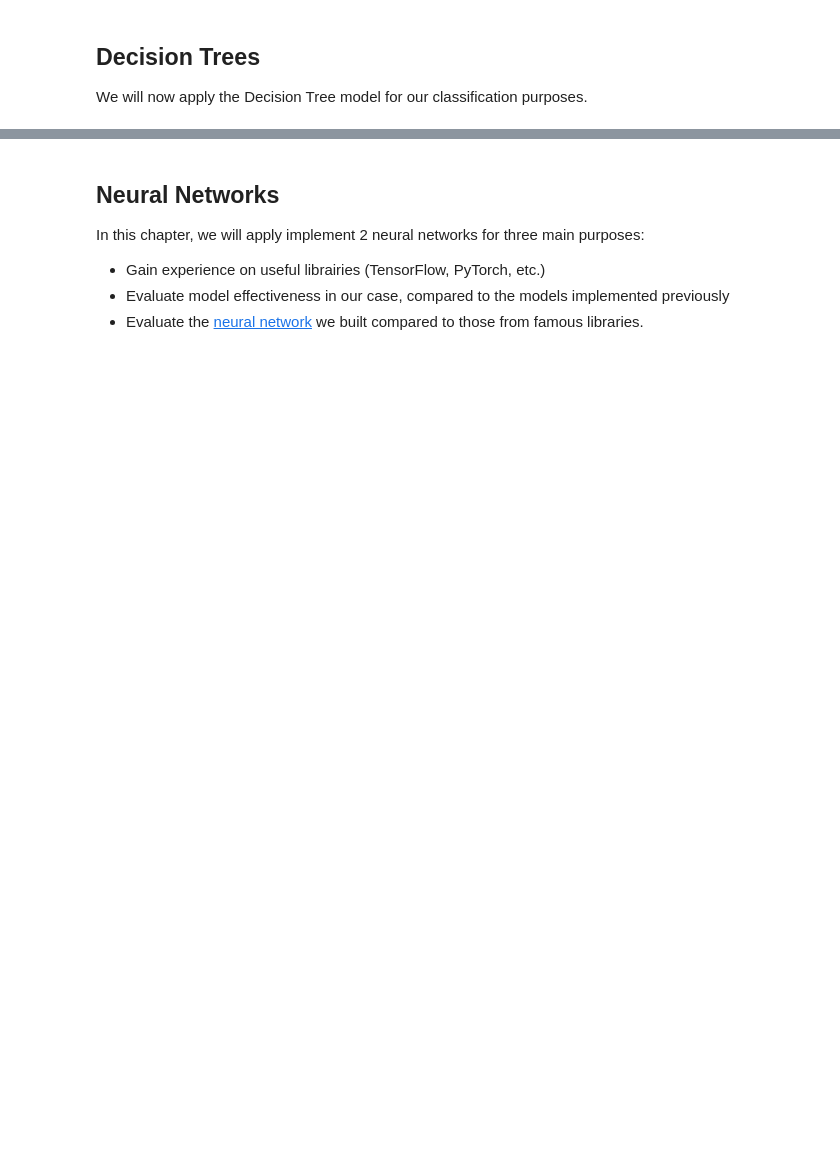
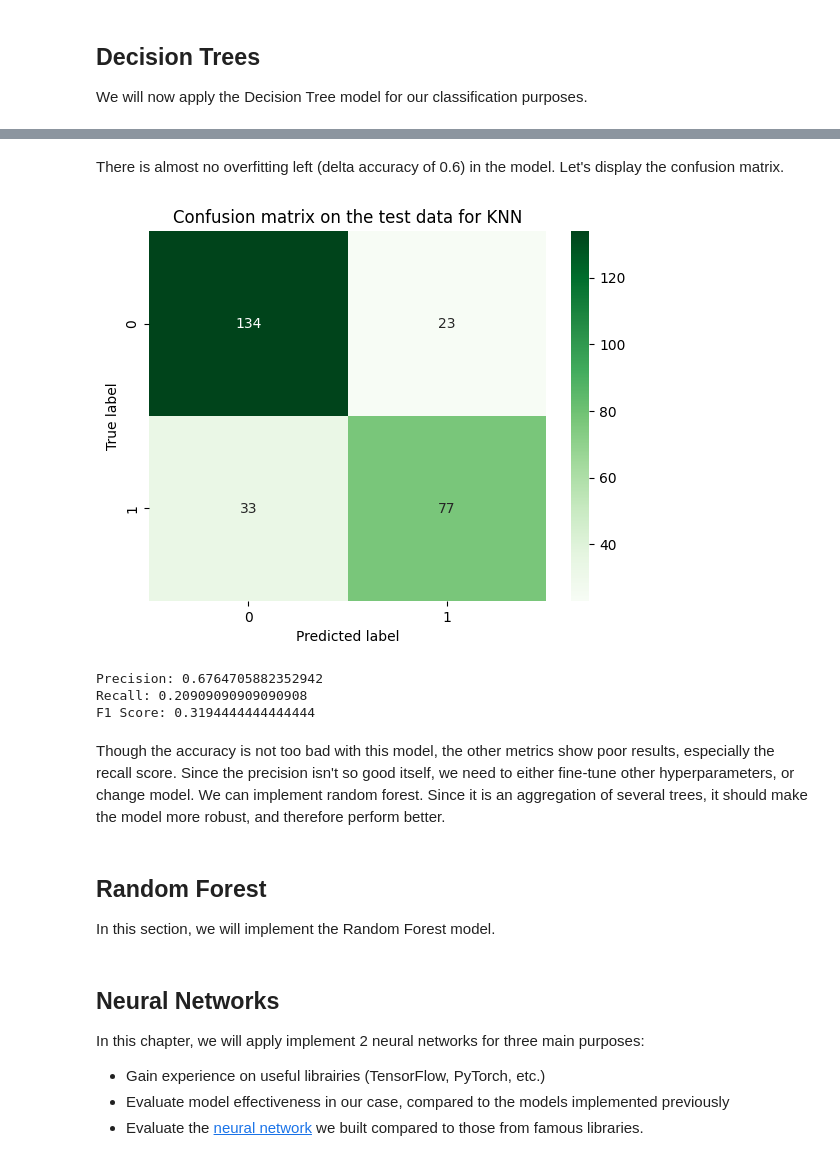
Before and after one commit to Gdeterline/Titanic_Survival_Prediction, a Jupyter notebook: main.ipynb, the cells around one changed output, grey strips where cells are left out. Saved outputs shown, nothing was run; the diff lists cells and outputs as text; code cells hidden in the pictures; blank space fills up the shorter version.

```diff
--- a/main.ipynb
+++ b/main.ipynb
@@ -639,3 +701,33 @@ We will now apply the Decision Tree model for our classification purposes.
+# %% [markdown]
+There is almost no overfitting left (delta accuracy of 0.6) in the model.
+Let's display the confusion matrix.
+# %%
+sns.heatmap(sk.metrics.confusion_matrix(y_test, y_test_DT_prediction), annot=True, fmt='d', cmap='Greens')
+plt.xlabel('Predicted label')
+plt.ylabel('True label')
+plt.title('Confusion matrix on the test data for KNN')
+plt.savefig("./data_analysis_plots/confusion_matrix_test_KNN")
+plt.show()
+
+precision = sk.metrics.precision_score(y_test, y_test_prediction)
+recall = sk.metrics.recall_score(y_test, y_test_prediction)
+f1 = sk.metrics.f1_score(y_test, y_test_prediction)
+
+print("Precision: " + str(precision))
+print("Recall: " + str(recall))
+print("F1 Score: " + str(f1))
+# %% [output]
+[figure, added]
+Precision: 0.6764705882352942
+Recall: 0.20909090909090908
+F1 Score: 0.3194444444444444
+# %% [markdown]
+Though the accuracy is not too bad with this model, the other metrics show poor results, especially the recall score. Since the precision isn't so good itself, we need to either fine-tune other hyperparameters, or change model.
+We can implement random forest. Since it is an aggregation of several trees, it should make the model more robust, and therefore perform better.
+# %% [markdown]
+## **Random Forest**
+
+In this section, we will implement the Random Forest model.
 # %% [markdown]
 ## **Neural Networks**
 
```
Also changed, not shown: parts of 12 cells of this notebook, 2 other files.
